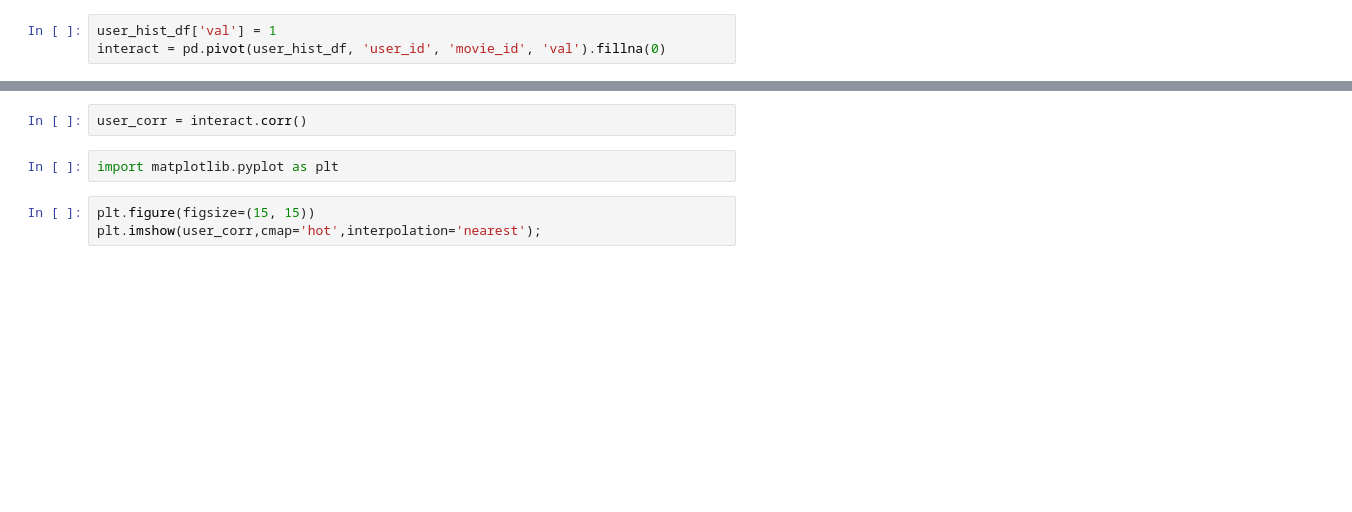
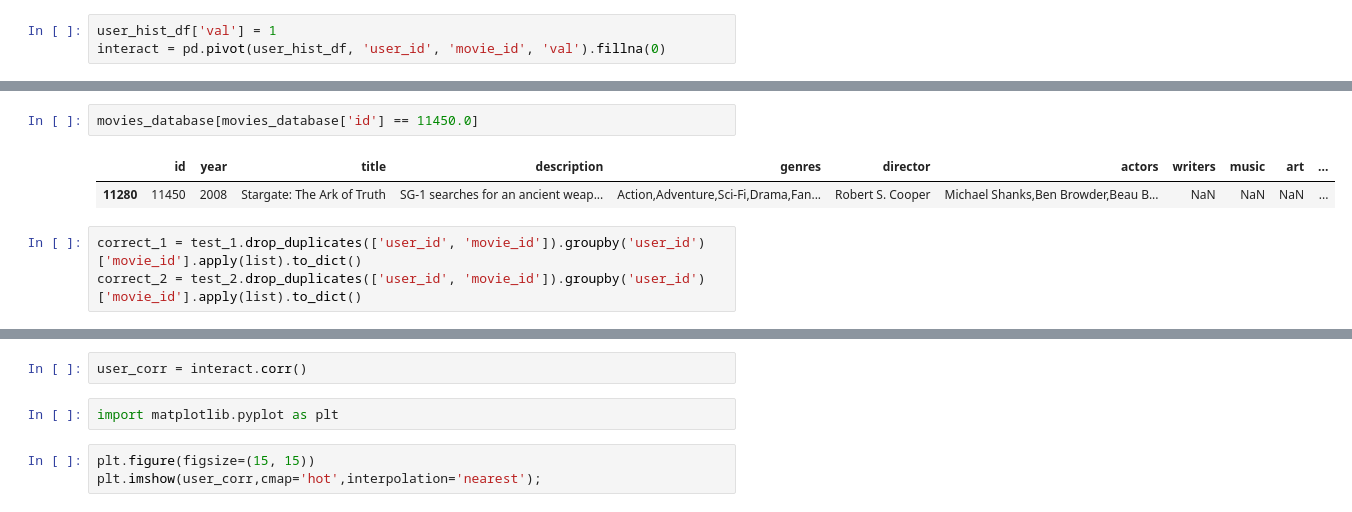
Before and after one commit to danilpolkov/sweet_RS, a Jupyter notebook: notebooks/content_based.ipynb, the cells around one changed output, grey strips where cells are left out. Drawn from its saved outputs; the diff is of its cells as text; blank space fills up the shorter version.

```diff
--- a/notebooks/user2user.ipynb
+++ b/notebooks/content_based.ipynb
@@ -19,0 +131,8 @@ interact.shape
+# %%
+movies_database[movies_database['id'] == 11450.0]
+# %% [output]
+|  | id | year | title | description | genres | director | actors | writers | music | art | ... |
+| 11280 | 11450 | 2008 | Stargate: The Ark of Truth | SG-1 searches for an ancient weap... | Action,Adventure,Sci-Fi,Drama,Fan... | Robert S. Cooper | Michael Shanks,Ben Browder,Beau B... | NaN | NaN | NaN | ... |
+# %%
+correct_1 = test_1.drop_duplicates(['user_id', 'movie_id']).groupby('user_id')['movie_id'].apply(list).to_dict()
+correct_2 = test_2.drop_duplicates(['user_id', 'movie_id']).groupby('user_id')['movie_id'].apply(list).to_dict()
```
Also changed, not shown: parts of 31 cells of this notebook, 6 other files.
